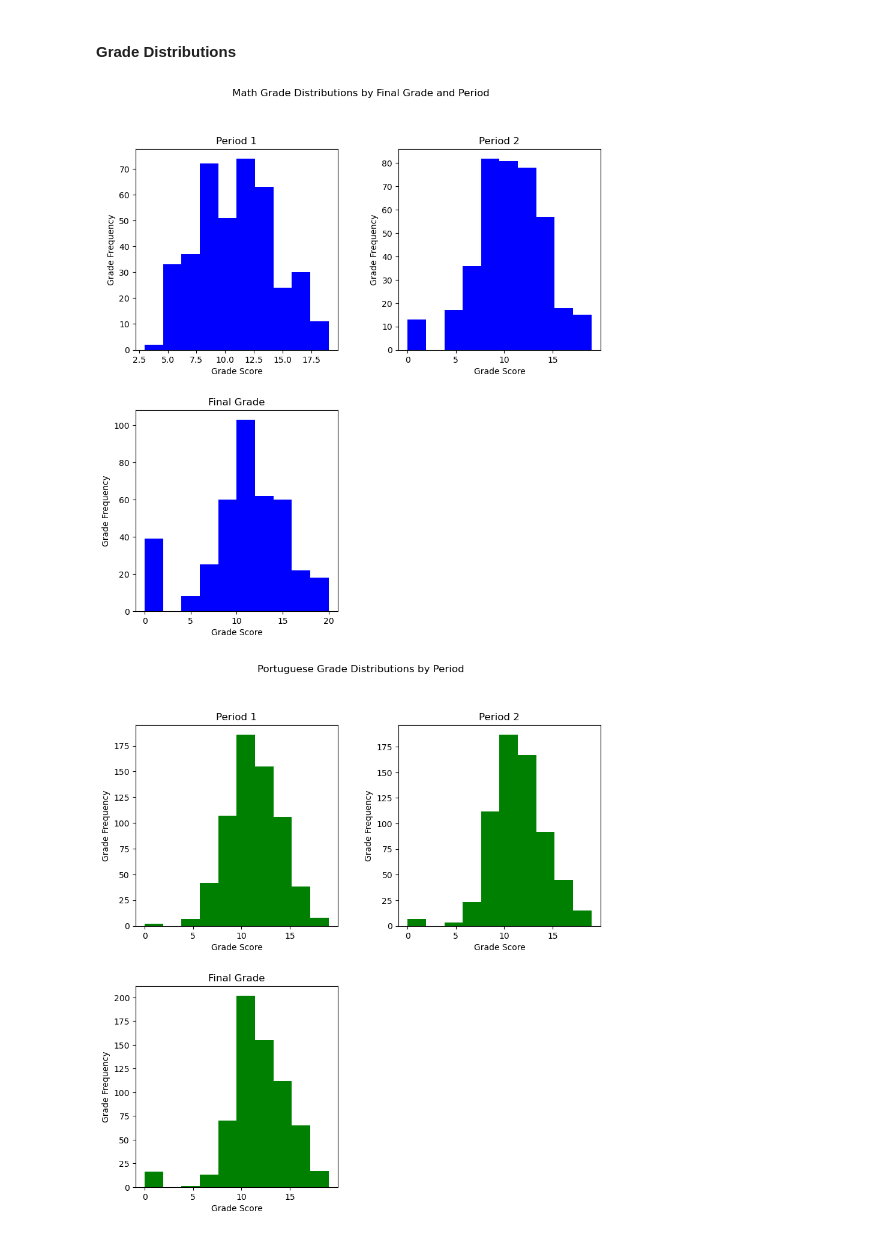
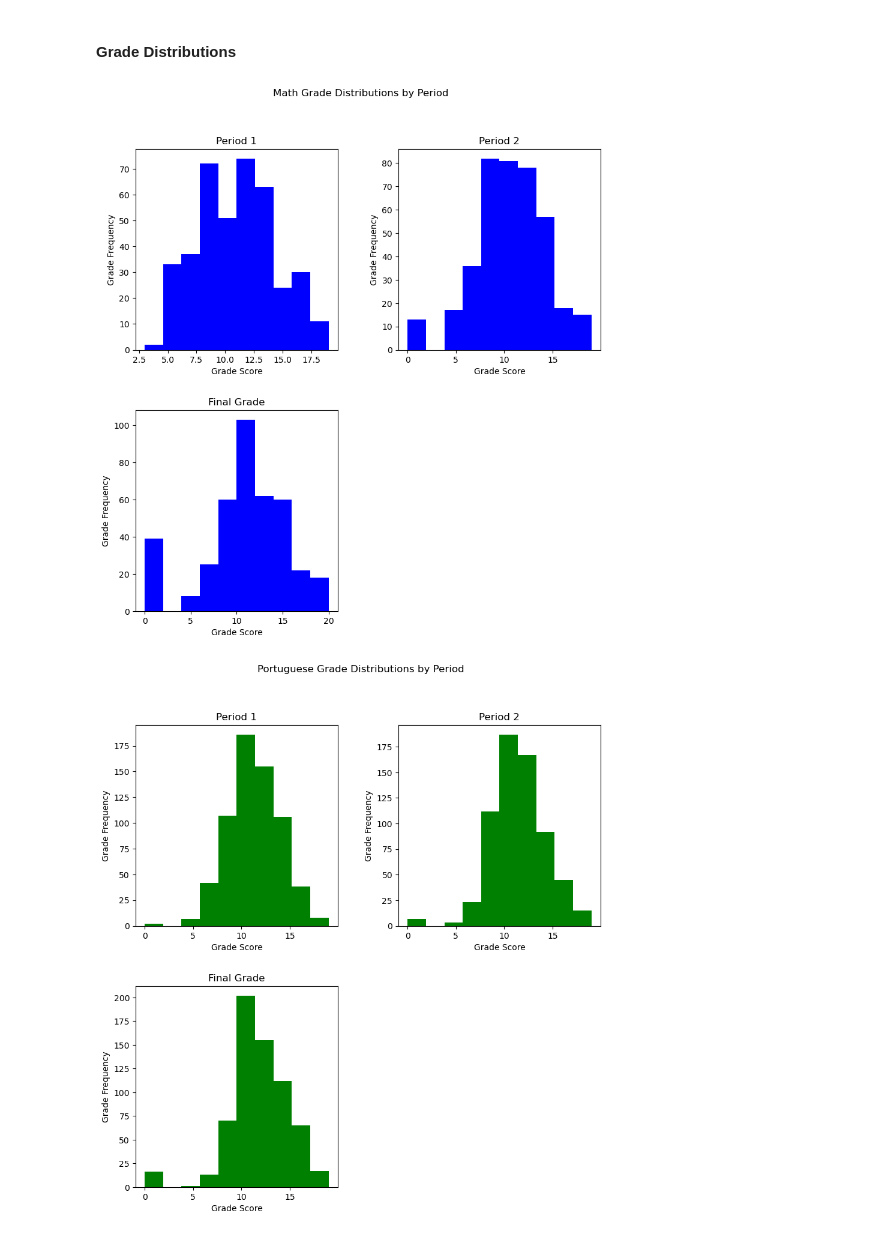
Before and after one commit to ubco-W2022T1-cosc301/project-group05, a Jupyter notebook: notebooks/analysis2.ipynb, the cells around one changed output. Drawn from its saved outputs; the diff is of its cells as text; code cells hidden in the pictures.

Commit message:
Fixed error in plot title, added code for printing images in my EDA

```diff
--- a/notebooks/analysis2.ipynb
+++ b/notebooks/analysis2.ipynb
@@ -265,25 +265,26 @@ import matplotlib.pyplot as plt
 # %%
 gradedist_m = df[df['subject'] == "math"].hist(bins=10,figsize =(10,10), column=['G1','G2','G3'], grid=False, facecolor='b')
 
-plt.suptitle('Math Grade Distributions by Final Grade and Period')
+plt.suptitle('Math Grade Distributions by Period')
 
 def getPeriodTitle(title):
     switch={
       'G1':'Period 1',
       'G2':'Period 2',
       'G3':'Final Grade'
       }
     return switch.get(title,"Invalid input")
 
 
 for ax in gradedist_m.flatten():
     ax.set_title(getPeriodTitle(ax.title.get_text()))
     ax.set_xlabel("Grade Score")
     ax.set_ylabel("Grade Frequency")
 
+plt.savefig("../gradedist_math.png")
 plt.show()
 # %% [output]
-[figure, old version]
+[figure, new version]
 # %%
 gradedist_p = df[df['subject'] == "portuguese"].hist(bins=10,figsize =(10,10), column=['G1','G2','G3'], grid=False, facecolor='g')
 plt.suptitle('Portuguese Grade Distributions by Period')
```
Also changed, not shown: parts of 6 cells of this notebook.
